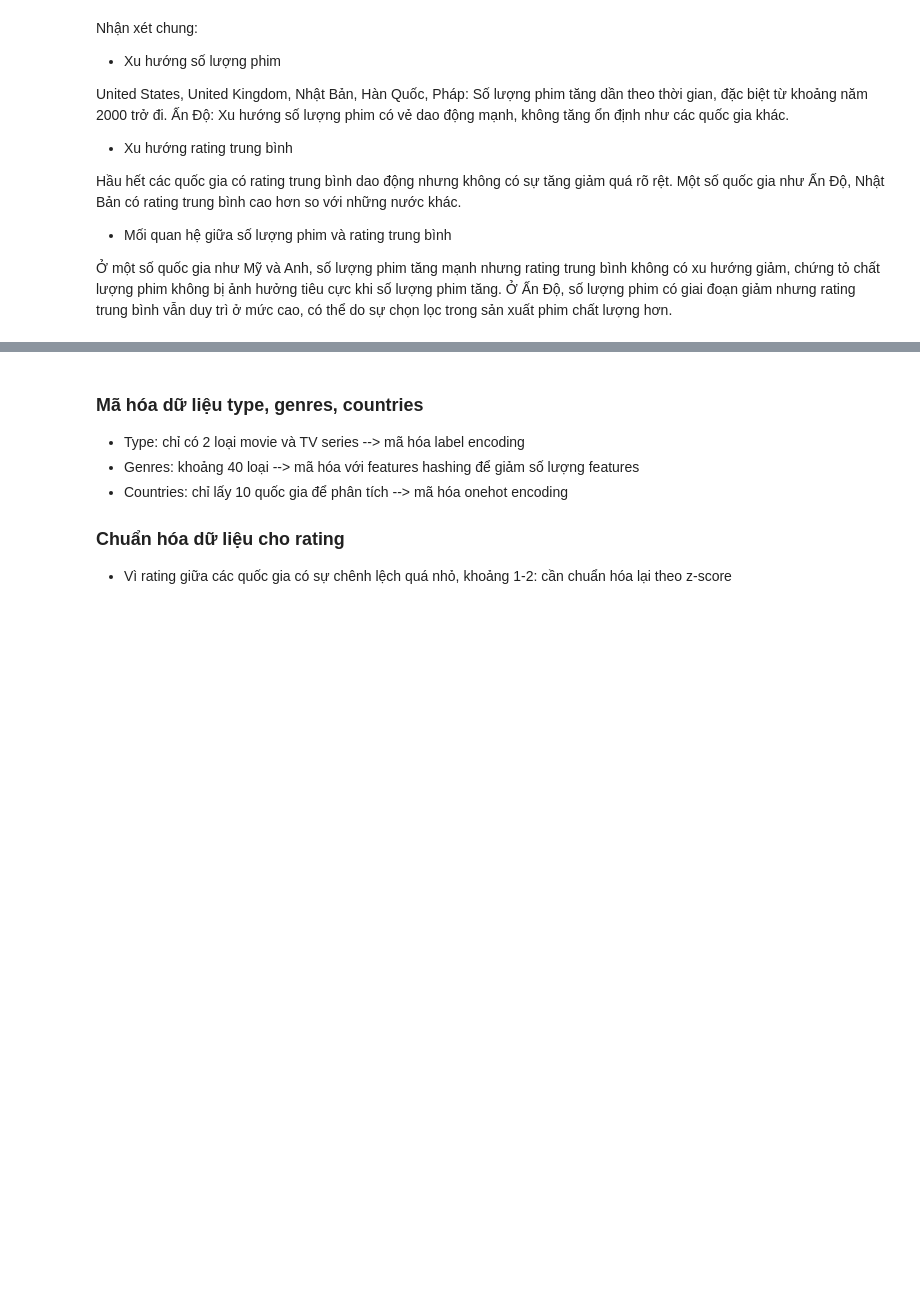
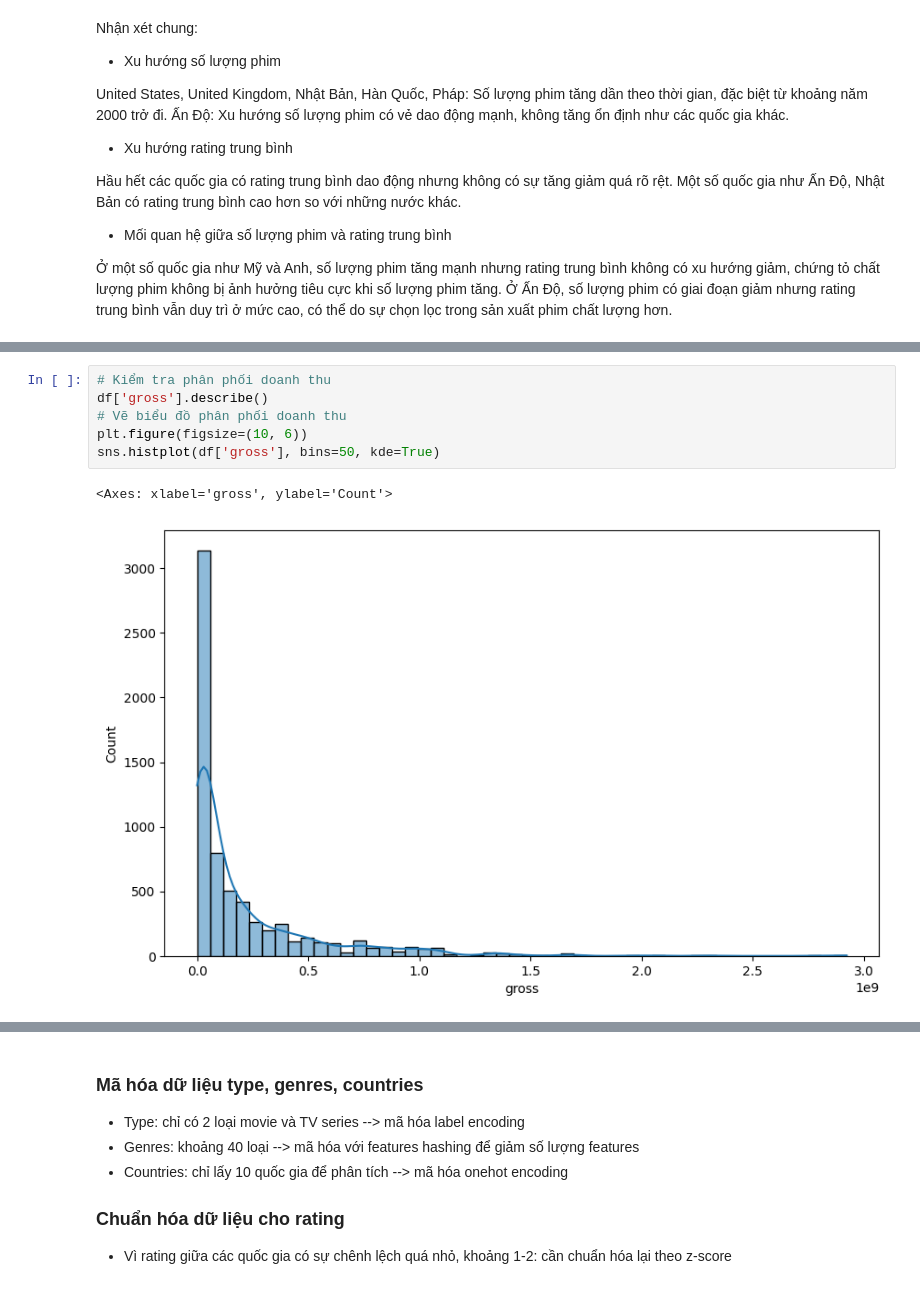
Before and after one commit to phuocnguyen2412/movie-analyst, a Jupyter notebook: Analyze_data_3.ipynb, the cells around one changed output, grey strips where cells are left out. Saved outputs shown, nothing was run; the diff lists cells and outputs as text; blank space fills up the shorter version.

```diff
--- a/Analyze_data_3.ipynb
+++ b/Analyze_data_3.ipynb
@@ -596,0 +319,9 @@ Drama có điểm số ổn định ở nhiều quốc gia (7.2 - 7.8) → Là t
+# %%
+# Kiểm tra phân phối doanh thu
+df['gross'].describe()
+# Vẽ biểu đồ phân phối doanh thu
+plt.figure(figsize=(10, 6))
+sns.histplot(df['gross'], bins=50, kde=True)
+# %% [output]
+<Axes: xlabel='gross', ylabel='Count'>
+[figure, added]
```
Also changed, not shown: parts of 33 cells of this notebook, 2 other files.
